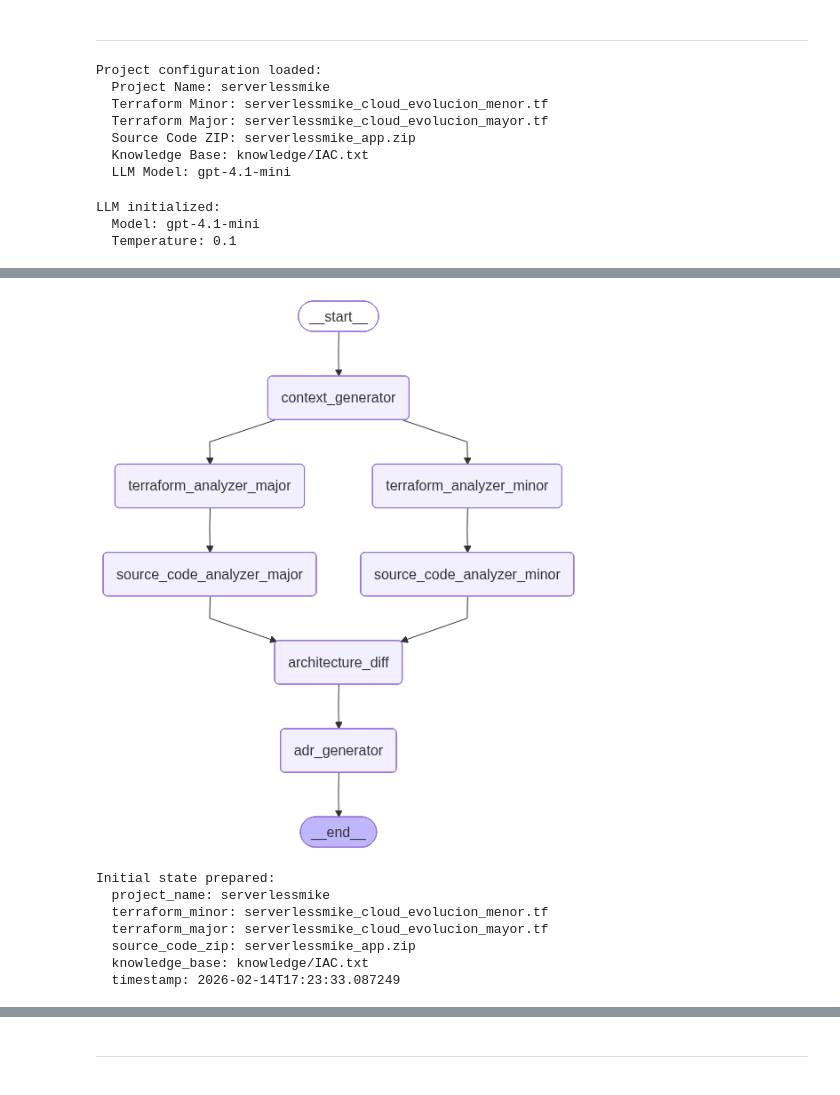
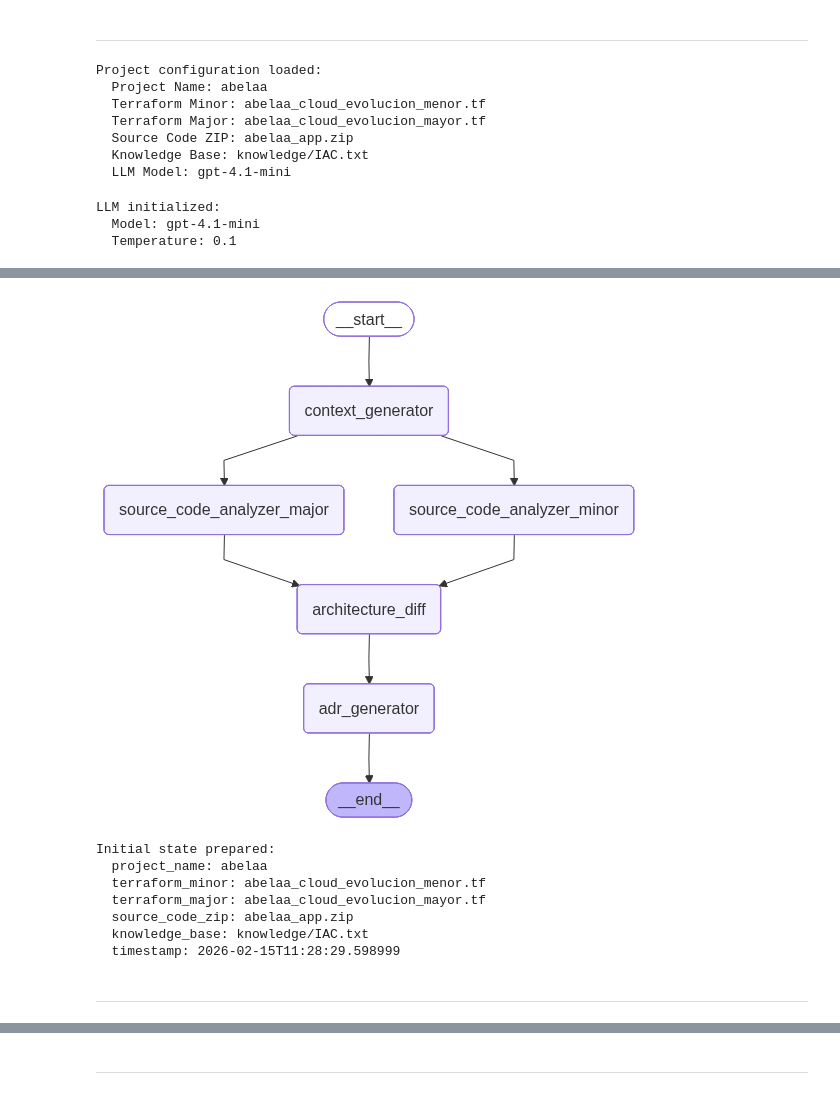
Before and after one commit to andresdp/adrtfcodesynth, a Jupyter notebook: src/main_workflow.ipynb, the cells around one changed output, grey strips where cells are left out. Drawn from its saved outputs; the diff is of its cells as text; code cells hidden in the pictures.

Commit message:
working langgraph workflow

```diff
--- a/src/main_workflow.ipynb
+++ b/src/main_workflow.ipynb
@@ -41,9 +54,9 @@ Settings loaded from .env:
 ---
 # %%
 # Load project configuration from YAML
-# project_dir = "../project-inputs/abelaa"
+project_dir = "../project-inputs/abelaa"
 # project_dir = "../project-inputs/chef"
-project_dir = "../project-inputs/serverlessmike"
+# project_dir = "../project-inputs/serverlessmike"
 
 project_config = load_project_config(project_dir)
 
@@ -56,10 +69,10 @@ print(f"  Knowledge Base: {project_config['knowledge_base']}")
 print(f"  LLM Model: {project_config['llm']['model']}")
 # %% [output]
 Project configuration loaded:
-  Project Name: serverlessmike
-  Terraform Minor: serverlessmike_cloud_evolucion_menor.tf
-  Terraform Major: serverlessmike_cloud_evolucion_mayor.tf
-  Source Code ZIP: serverlessmike_app.zip
+  Project Name: abelaa
+  Terraform Minor: abelaa_cloud_evolucion_menor.tf
+  Terraform Major: abelaa_cloud_evolucion_mayor.tf
+  Source Code ZIP: abelaa_app.zip
   Knowledge Base: knowledge/IAC.txt
   LLM Model: gpt-4.1-mini
 # %%
@@ -74,7 +87,7 @@ LLM initialized:
   Temperature: 0.1
 # %%
 # Create the workflow graph
-app = create_workflow(project_dir)
+app = create_workflow(project_dir, include_terraform=False)
 
 print("\nWorkflow created successfully!")
 display(Image(app.get_graph().draw_mermaid_png()))
@@ -82,5 +97,5 @@ display(Image(app.get_graph().draw_mermaid_png()))
 Workflow created successfully!
-[figure, old version]
+[figure, new version]
 # %%
 # Build initial state from project config
 initial_state = {
@@ -100,9 +115,11 @@ for key, value in initial_state.items():
         print(f"  {key}: {Path(value).name}")
 # %% [output]
 Initial state prepared:
-  project_name: serverlessmike
-  terraform_minor: serverlessmike_cloud_evolucion_menor.tf
-  terraform_major: serverlessmike_cloud_evolucion_mayor.tf
-  source_code_zip: serverlessmike_app.zip
+  project_name: abelaa
+  terraform_minor: abelaa_cloud_evolucion_menor.tf
+  terraform_major: abelaa_cloud_evolucion_mayor.tf
+  source_code_zip: abelaa_app.zip
   knowledge_base: knowledge/IAC.txt
-  timestamp: 2026-02-14T17:23:33.087249
+  timestamp: 2026-02-15T11:28:29.598999
+# %% [markdown]
+---
```
Also changed, not shown: parts of 23 cells of this notebook, 14 other files.
